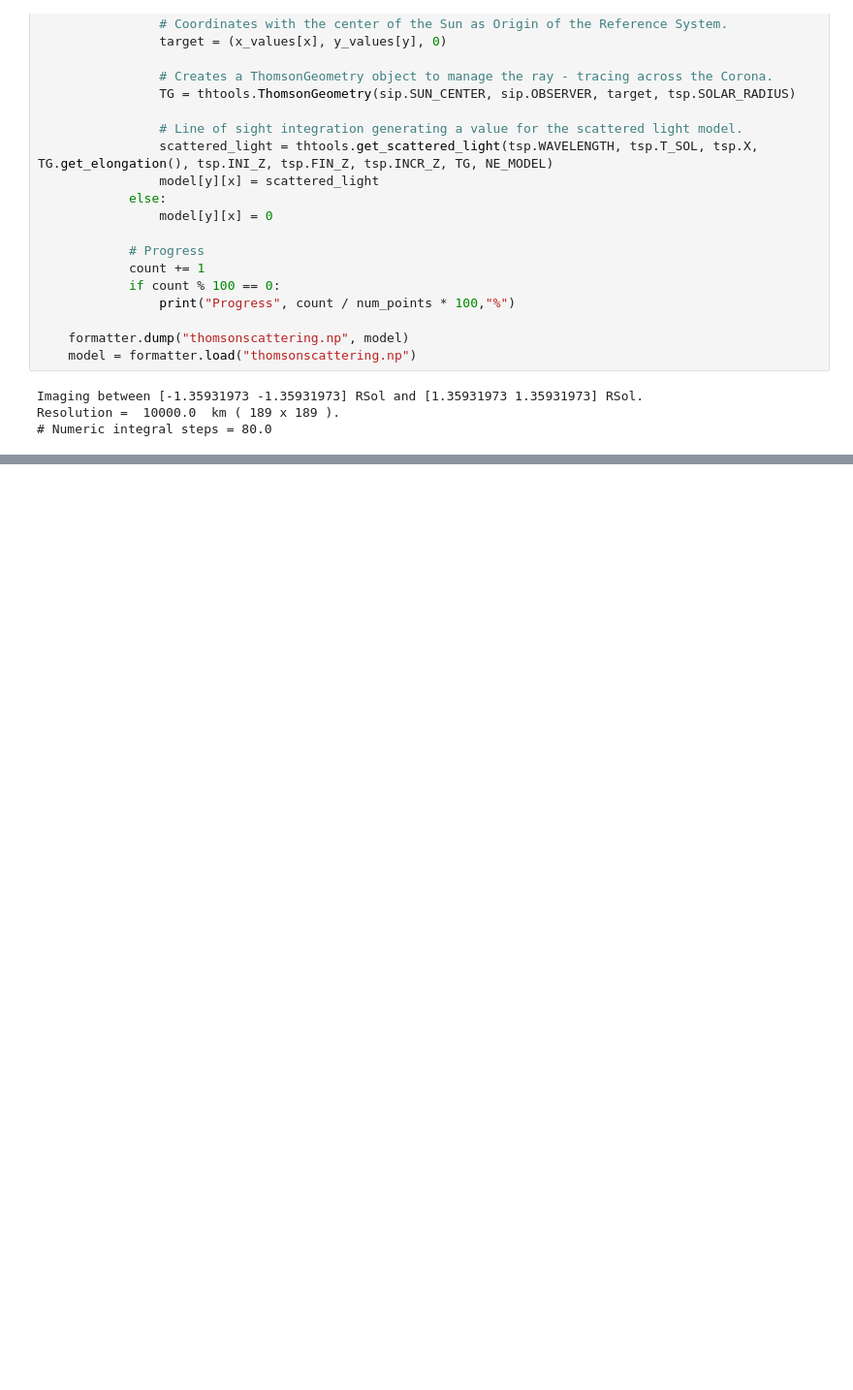
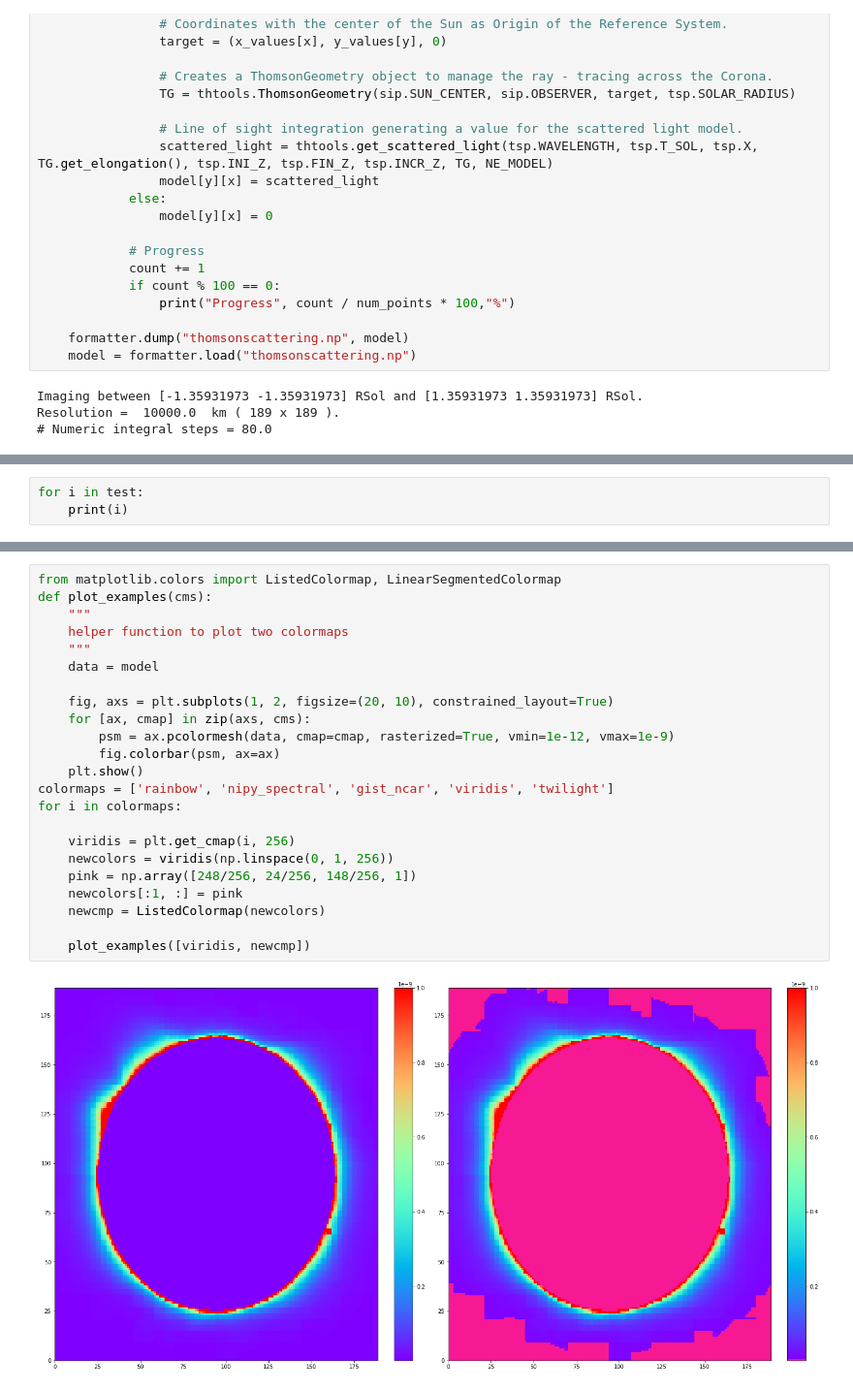
Before and after one commit to aliciavr/thomsonpy, a Jupyter notebook: src/thomsonpy/data_management/octree/solar_imager.ipynb, the cells around one changed output, grey strips where cells are left out. Shown at 97% size. Drawn from its saved outputs; the diff is of its cells as text; blank space fills up the shorter version.

```diff
--- a/src/thomsonpy/data_management/octree/solar_imager.ipynb
+++ b/src/thomsonpy/data_management/octree/solar_imager.ipynb
@@ -149,0 +147,3 @@ plt.colorbar()
+# %%
+for i in test:
+    print(i)
@@ -149,0 +182,25 @@ plt.colorbar()
+# %%
+from matplotlib.colors import ListedColormap, LinearSegmentedColormap
+def plot_examples(cms):
+    """
+    helper function to plot two colormaps
+    """
+    data = model
+
+    fig, axs = plt.subplots(1, 2, figsize=(20, 10), constrained_layout=True)
+    for [ax, cmap] in zip(axs, cms):
+        psm = ax.pcolormesh(data, cmap=cmap, rasterized=True, vmin=1e-12, vmax=1e-9)
+        fig.colorbar(psm, ax=ax)
+    plt.show()
+colormaps = ['rainbow', 'nipy_spectral', 'gist_ncar', 'viridis', 'twilight']
+for i in colormaps:
+
+    viridis = plt.get_cmap(i, 256)
+    newcolors = viridis(np.linspace(0, 1, 256))
+    pink = np.array([248/256, 24/256, 148/256, 1])
+    newcolors[:1, :] = pink
+    newcmp = ListedColormap(newcolors)
+
+    plot_examples([viridis, newcmp])
+# %% [output]
+[figure, added]
```
Also changed, not shown: parts of 6 cells of this notebook.
